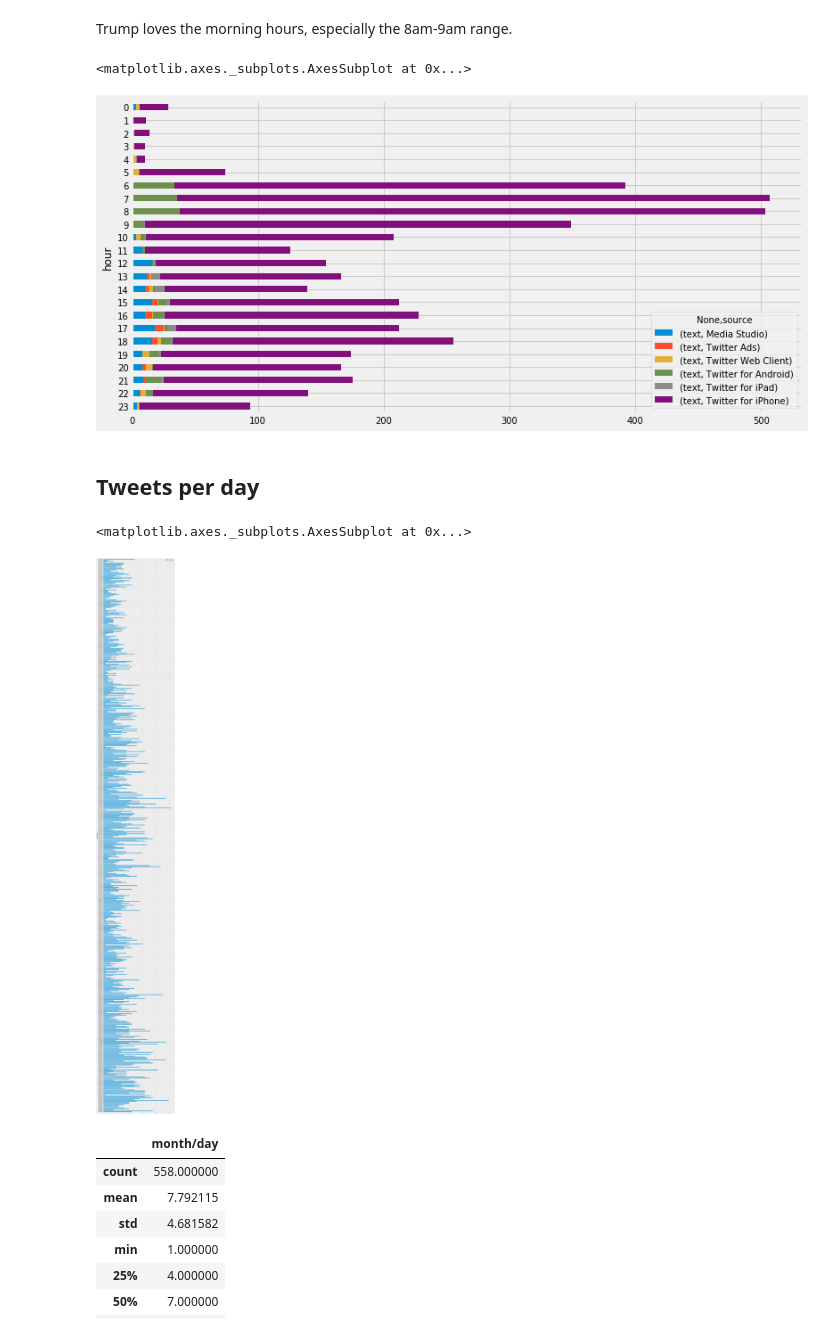
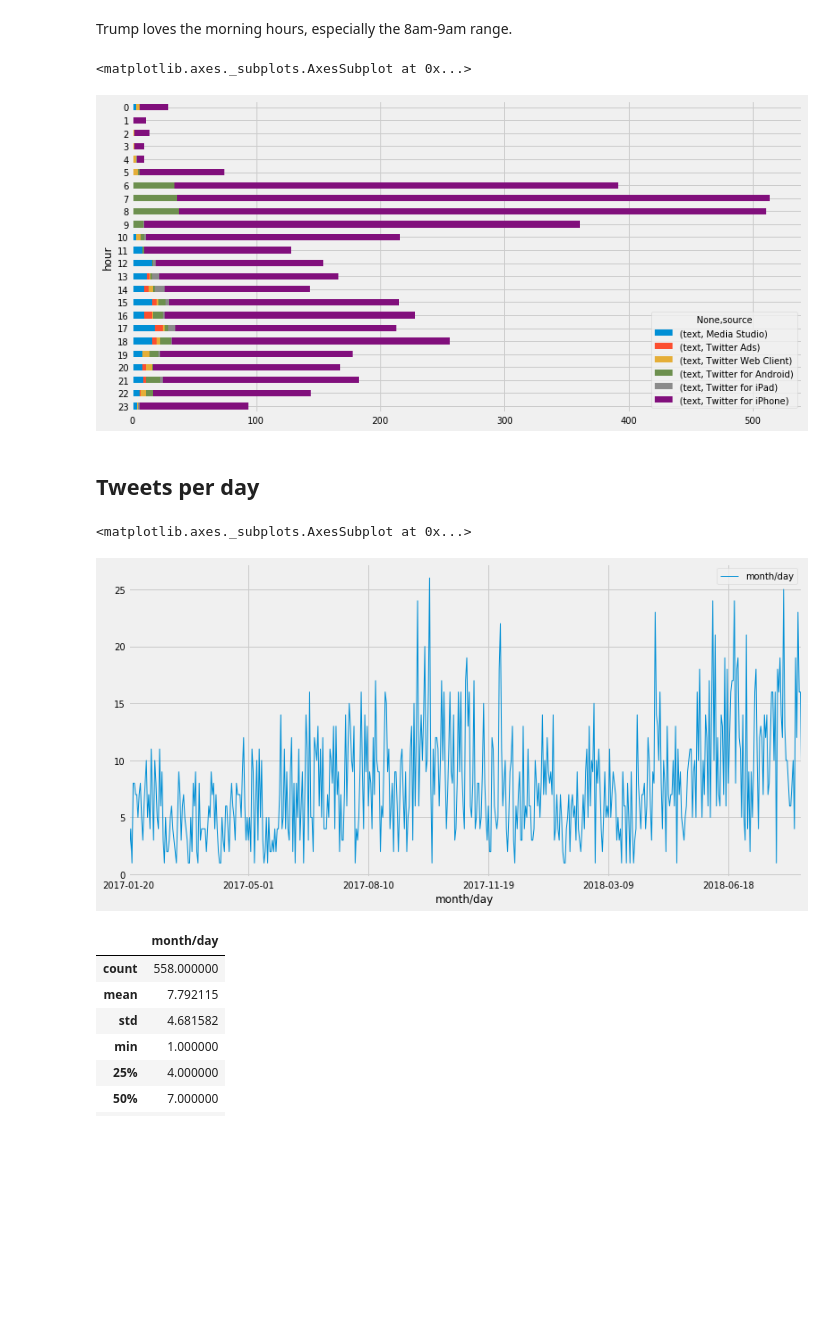
Before and after one commit to nprapps/trump-tweet-analysis, a Jupyter notebook: trump-tweets.ipynb, the cells around one changed output. Cells and saved outputs as stored; diff of their text form; code cells hidden in the pictures; blank space fills up the shorter version.

Commit message:
update source data, get agg by week finally working

```diff
--- a/trump-tweets.ipynb
+++ b/trump-tweets.ipynb
@@ -69,7 +74,7 @@ Open the downloaded, unzipped JSON file, run sentiment analysis, remove multi-va
 # with open('data/master_2017.json') as f:
 #     jsondata = json.load(f)
 
-with open('data/trumptwitterarchive-20180814.json') as f:
+with open('data/trumptwitterarchive-20180826.json') as f:
     jsondata = json.load(f)
 
     analyzer = SentimentIntensityAnalyzer()
@@ -232,15 +237,16 @@ tweetsPerHour.to_csv('output/tweets-per-hour-of-day.csv')
 tweetsPerHour.iloc[::-1].plot(kind='barh', stacked=True)
 # %% [output]
 <matplotlib.axes._subplots.AxesSubplot at 0x...>
-[figure, old version]
+[figure, new version]
 # %% [markdown]
 ## Tweets per day
 # %%
 tweetsPerDay = tweets[['month/day']].groupby(tweets['month/day']).count()
-tweetsPerDay.iloc[::-1].plot(kind='barh', figsize=(12,100), fontsize=8)
+# tweetsPerDay.iloc[::-1].plot(kind='barh', figsize=(12,100), fontsize=8)
+tweetsPerDay.plot(kind='line', linewidth=1.0)
 # %% [output]
 <matplotlib.axes._subplots.AxesSubplot at 0x...>
-[figure, old version]
+[figure, new version]
 # %%
 tweetsPerDay.describe()
 # %% [output]
```
Also changed, not shown: parts of 14 cells of this notebook, 20 other files.
